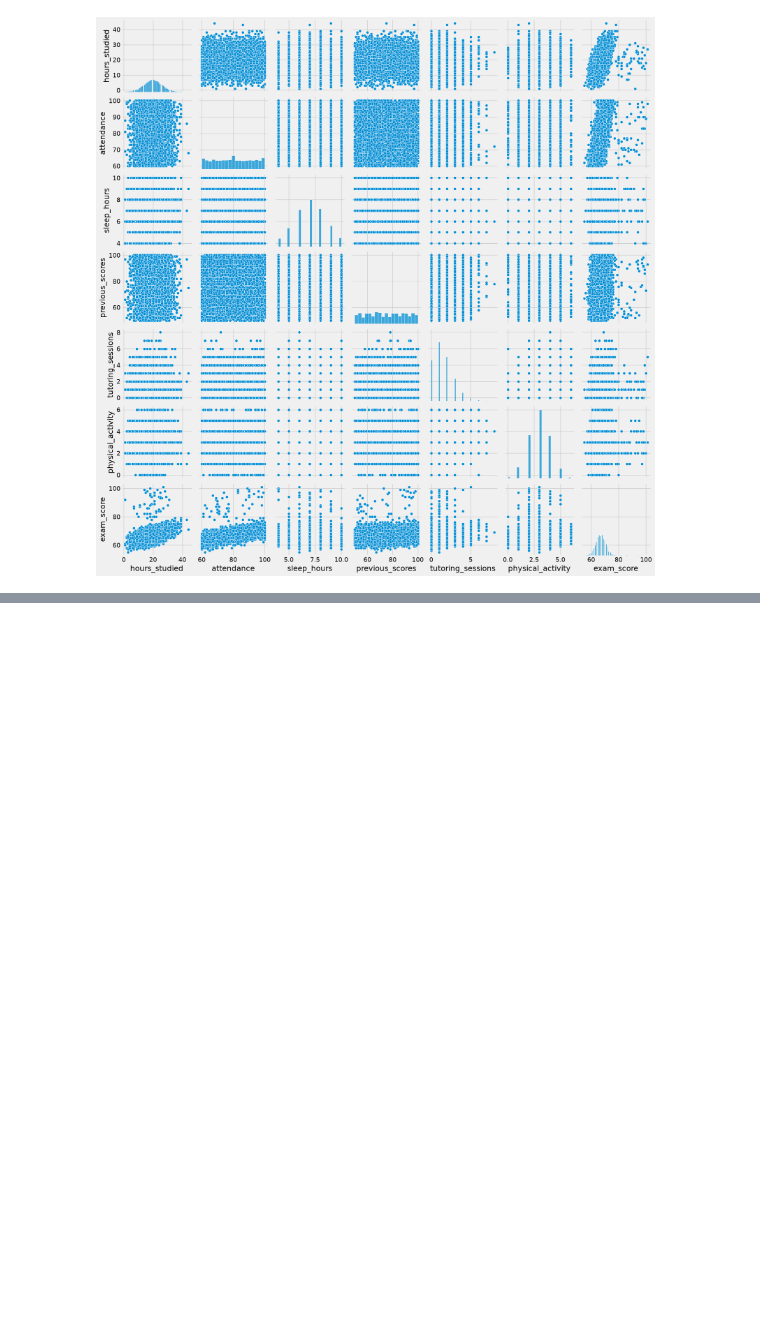
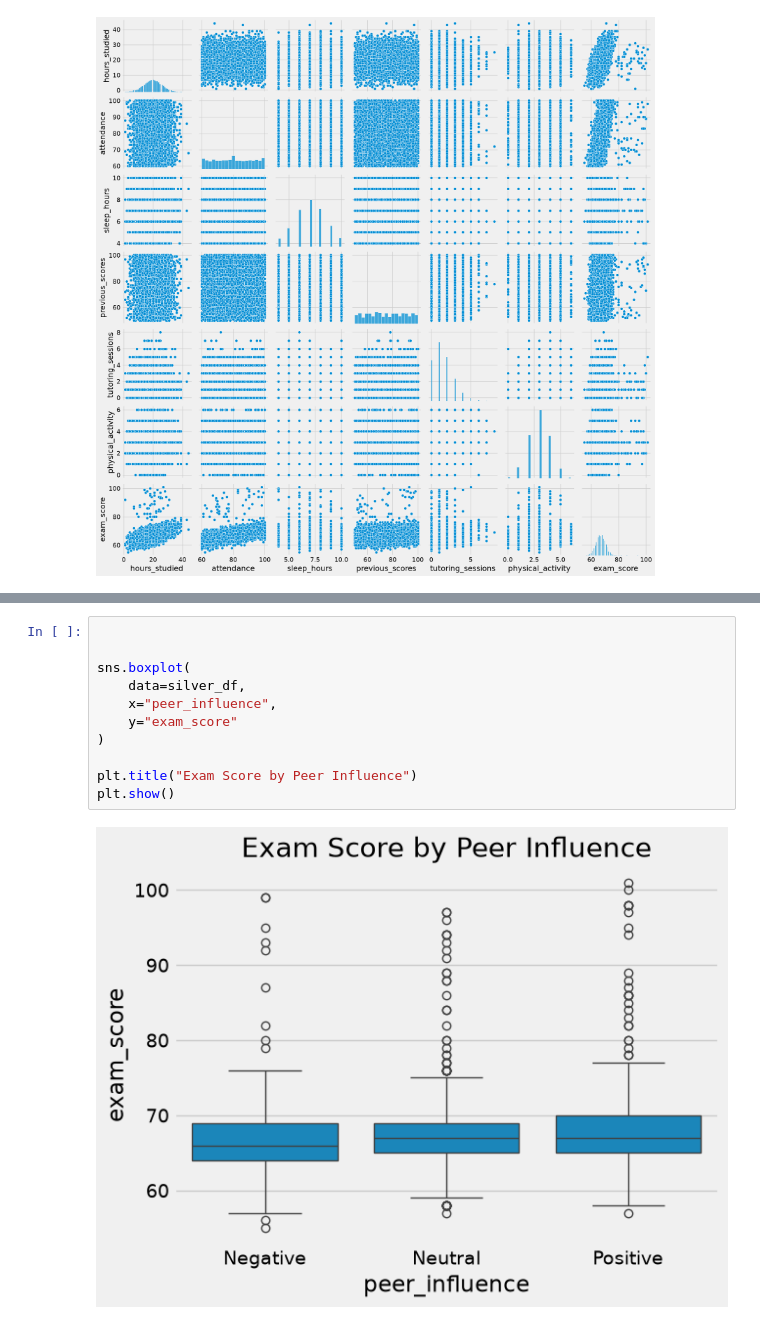
Before and after one commit to Sebastian-Saverino/school-analytics-report-practice, a Jupyter notebook: notebooks/data_explore.ipynb, the cells around one changed output, grey strips where cells are left out. Cells and saved outputs as stored; diff of their text form; blank space fills up the shorter version.

```diff
--- a/notebooks/data_explore.ipynb
+++ b/notebooks/data_explore.ipynb
@@ -312,0 +484,13 @@ sns.pairplot(silver_df, diag_kind="hist")
+# %%
+
+
+sns.boxplot(
+    data=silver_df,
+    x="peer_influence",
+    y="exam_score"
+)
+
+plt.title("Exam Score by Peer Influence")
+plt.show()
+# %% [output]
+[figure, added]
```
Also changed, not shown: parts of 13 cells of this notebook, 4 other files.
